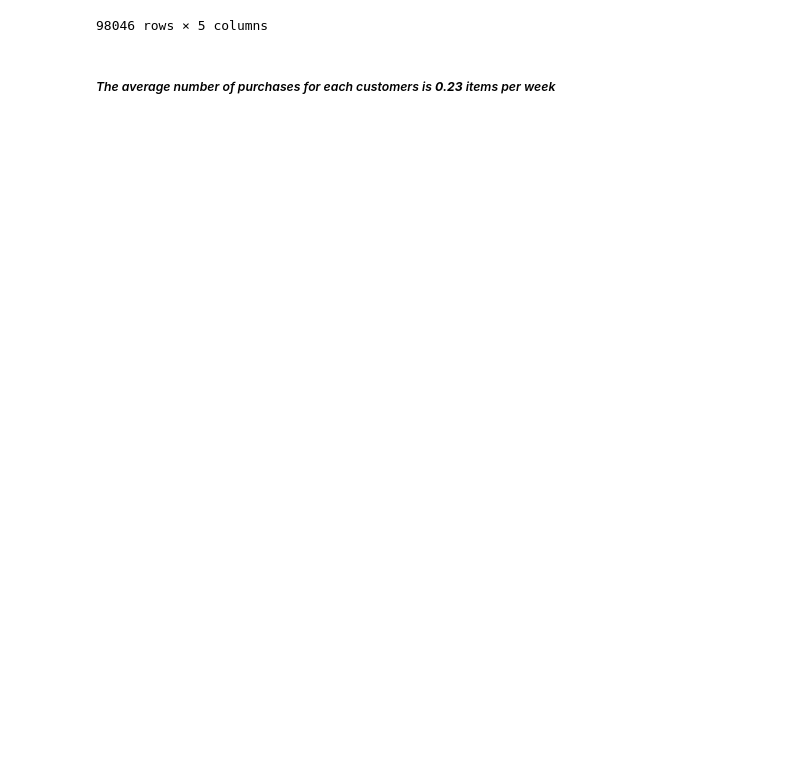
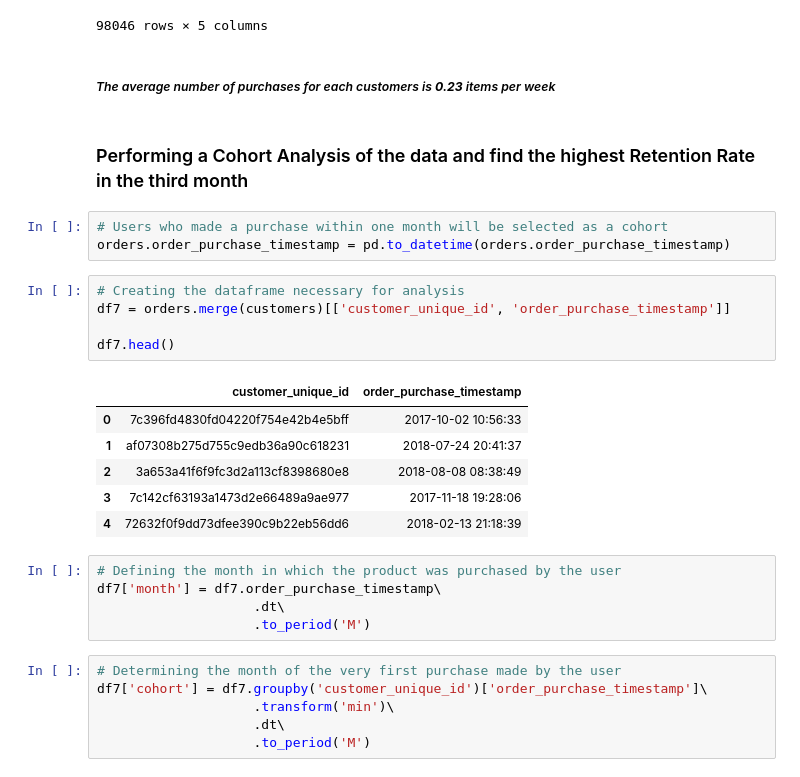
Before and after one commit to BernartGuddiny/eCommerce_project, a Jupyter notebook: project.ipynb, the cells around one changed output. Cells and saved outputs as stored; diff of their text form; blank space fills up the shorter version.

```diff
--- a/project.ipynb
+++ b/project.ipynb
@@ -317,3 +317,31 @@ df6
 98046 rows × 5 columns
 # %% [markdown]
 ##### *The average number of purchases for each customers is **0.23** items per week*
+# %% [markdown]
+### Performing a Cohort Analysis of the data and find the highest Retention Rate in the third month
+# %%
+# Users who made a purchase within one month will be selected as a cohort
+orders.order_purchase_timestamp = pd.to_datetime(orders.order_purchase_timestamp)
+# %%
+# Creating the dataframe necessary for analysis
+df7 = orders.merge(customers)[['customer_unique_id', 'order_purchase_timestamp']]
+
+df7.head()
+# %% [output]
+|  | customer_unique_id | order_purchase_timestamp |
+| 0 | 7c396fd4830fd04220f754e42b4e5bff | 2017-10-02 10:56:33 |
+| 1 | af07308b275d755c9edb36a90c618231 | 2018-07-24 20:41:37 |
+| 2 | 3a653a41f6f9fc3d2a113cf8398680e8 | 2018-08-08 08:38:49 |
+| 3 | 7c142cf63193a1473d2e66489a9ae977 | 2017-11-18 19:28:06 |
+| 4 | 72632f0f9dd73dfee390c9b22eb56dd6 | 2018-02-13 21:18:39 |
+# %%
+# Defining the month in which the product was purchased by the user
+df7['month'] = df7.order_purchase_timestamp\
+                    .dt\
+                    .to_period('M')
+# %%
+# Determining the month of the very first purchase made by the user
+df7['cohort'] = df7.groupby('customer_unique_id')['order_purchase_timestamp']\
+                    .transform('min')\
+                    .dt\
+                    .to_period('M')
```
Also changed, not shown: parts of 6 cells of this notebook.
